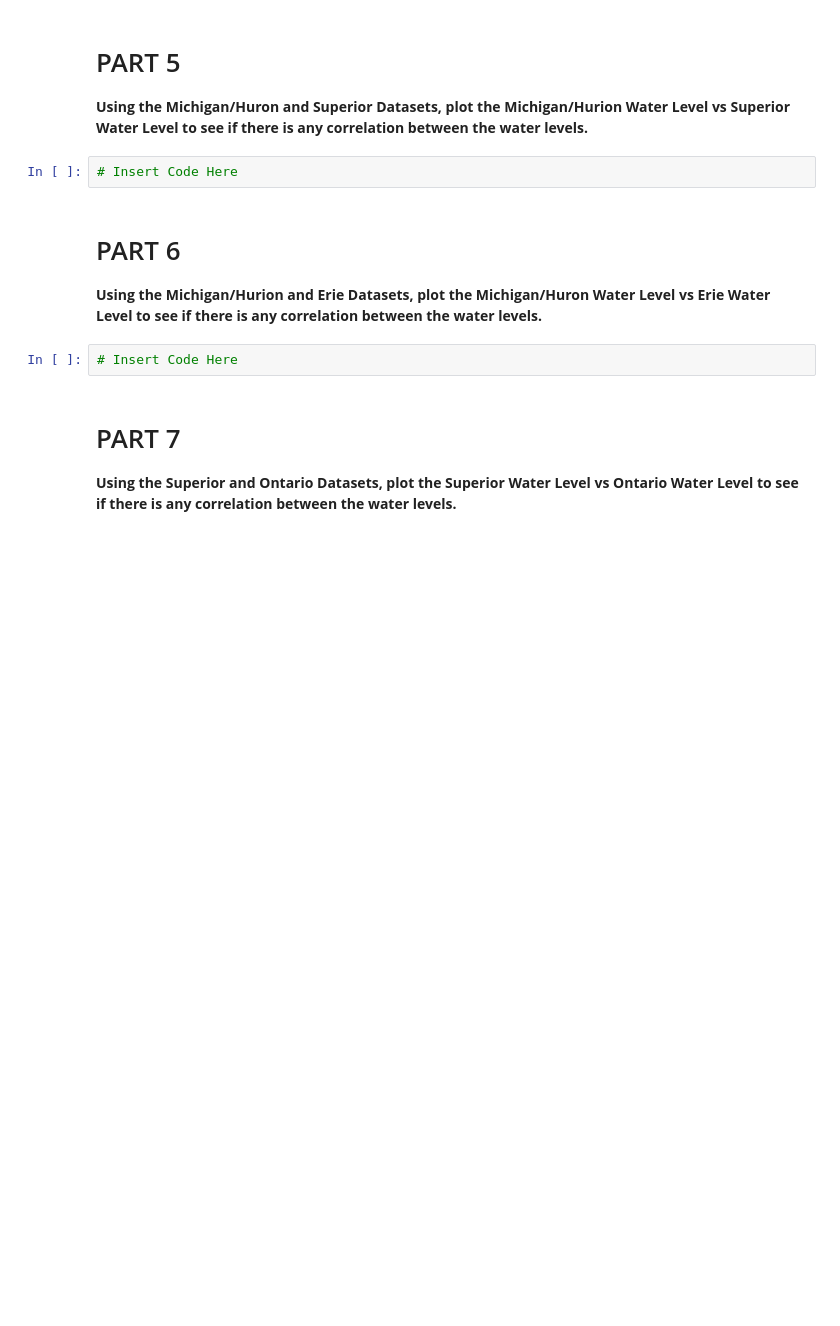
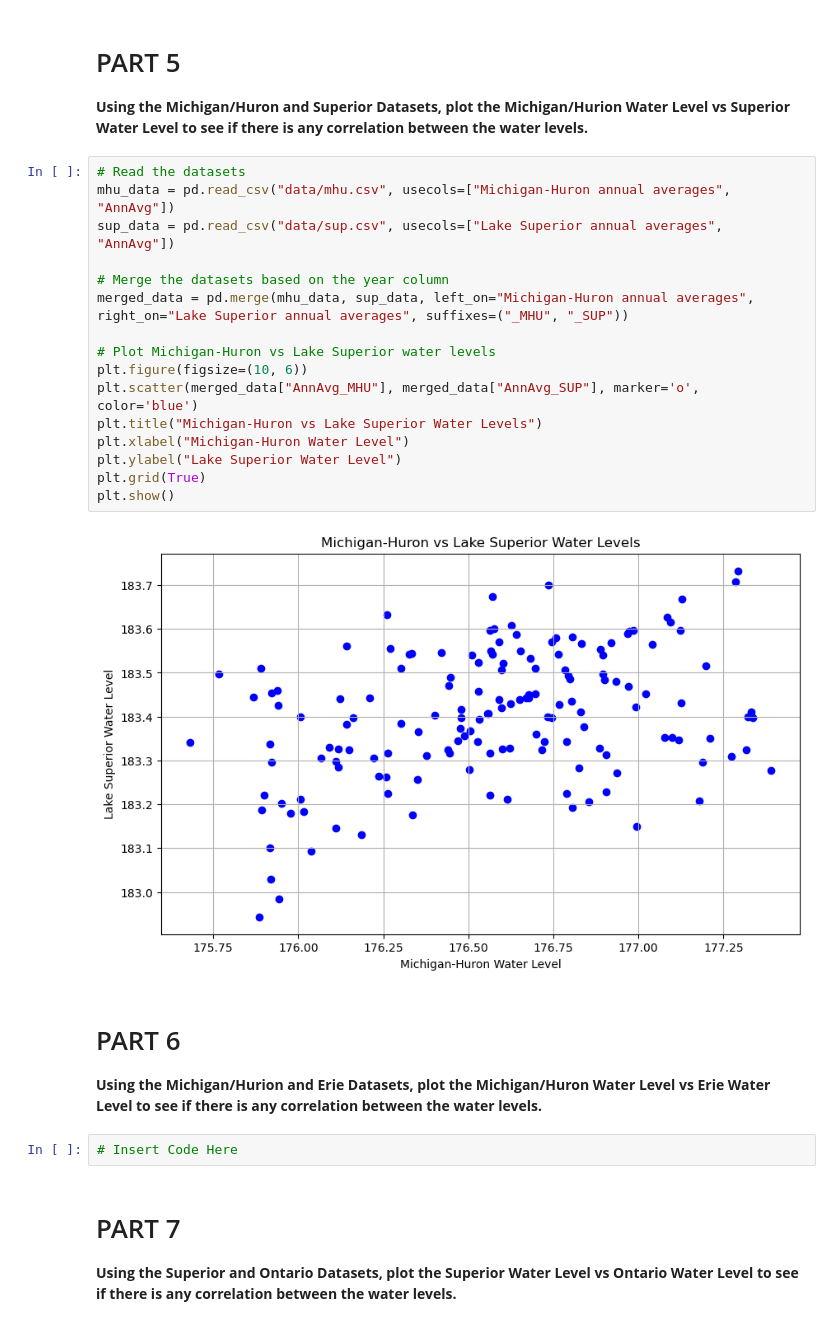
Before and after one commit to bhardw41/CMSE202_Git_Started, a Jupyter notebook: Great_Lakes_and_Grand_River.ipynb, the cells around one changed output. Drawn from its saved outputs; the diff is of its cells as text; blank space fills up the shorter version.

```diff
--- a/Great_Lakes_and_Grand_River.ipynb
+++ b/Great_Lakes_and_Grand_River.ipynb
@@ -60,8 +72,24 @@ plt.plot(data["Lake Ontario annual averages"], data["AnnAvg"])
 # PART 5
 
 **Using the Michigan/Huron and Superior Datasets, plot the Michigan/Hurion Water Level vs Superior Water Level to see if there is any correlation between the water levels.**
-# %%
-# Insert Code Here
+# %%
+# Read the datasets
+mhu_data = pd.read_csv("data/mhu.csv", usecols=["Michigan-Huron annual averages", "AnnAvg"])
+sup_data = pd.read_csv("data/sup.csv", usecols=["Lake Superior annual averages", "AnnAvg"])
+
+# Merge the datasets based on the year column
+merged_data = pd.merge(mhu_data, sup_data, left_on="Michigan-Huron annual averages", right_on="Lake Superior annual averages", suffixes=("_MHU", "_SUP"))
+
+# Plot Michigan-Huron vs Lake Superior water levels
+plt.figure(figsize=(10, 6))
+plt.scatter(merged_data["AnnAvg_MHU"], merged_data["AnnAvg_SUP"], marker='o', color='blue')
+plt.title("Michigan-Huron vs Lake Superior Water Levels")
+plt.xlabel("Michigan-Huron Water Level")
+plt.ylabel("Lake Superior Water Level")
+plt.grid(True)
+plt.show()
+# %% [output]
+[figure, added]
 # %% [markdown]
 # PART 6
 
```
Also changed, not shown: parts of 6 cells of this notebook.
